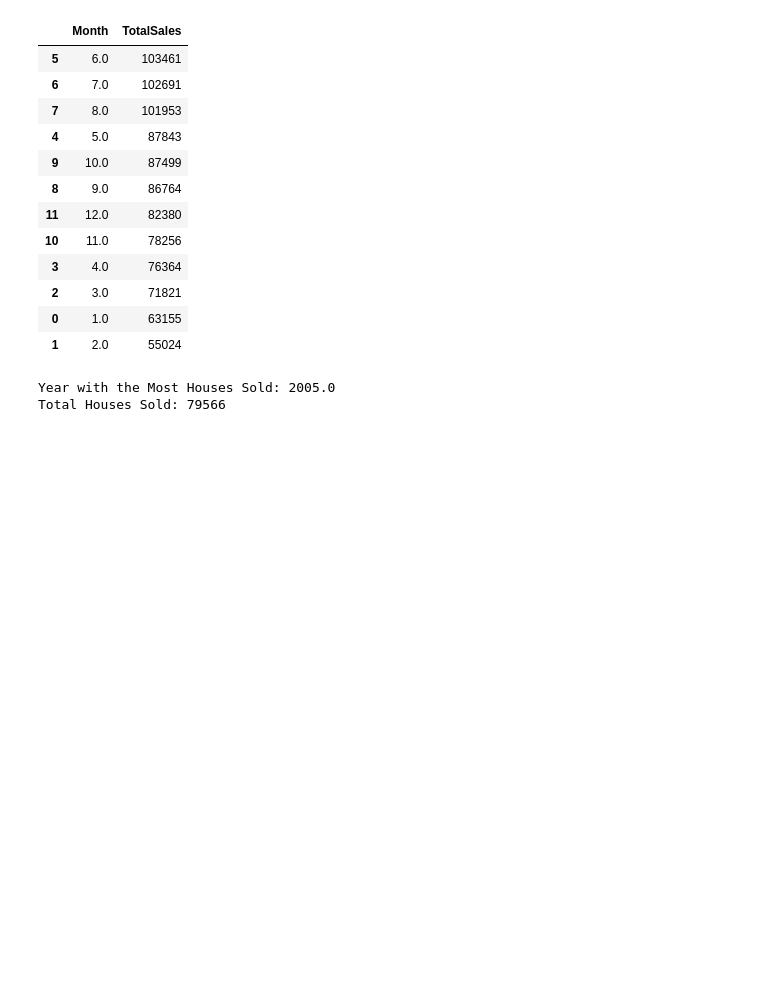
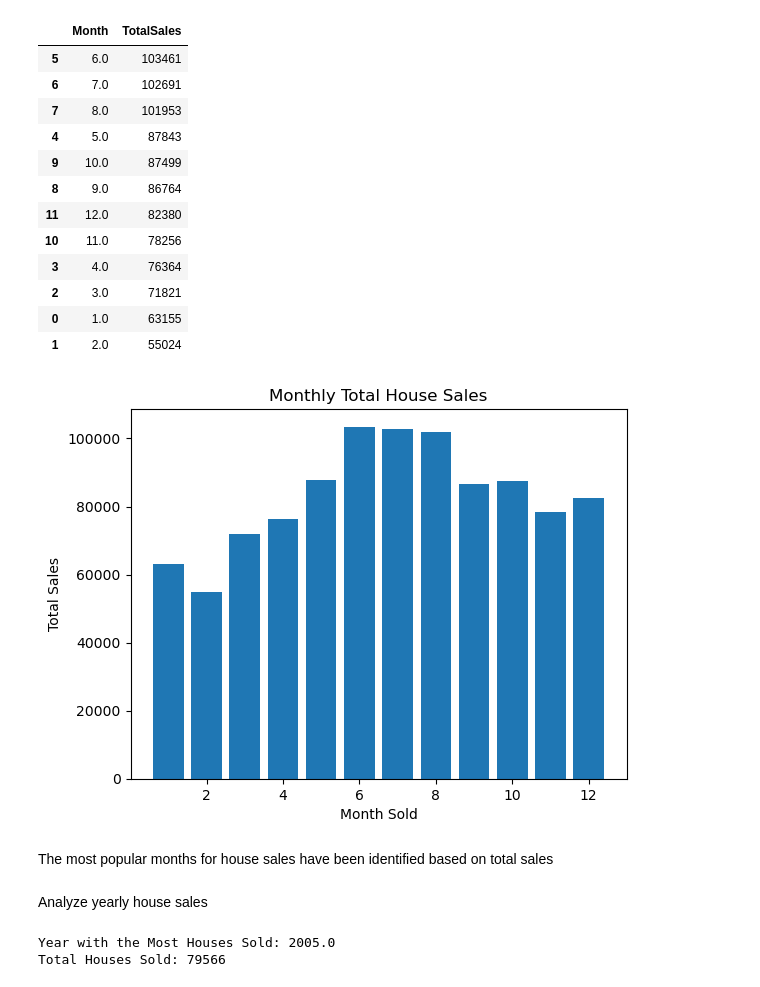
Before and after one commit to alenak2610/RE-market-CT, a Jupyter notebook: All Workbooks/final_proj.ipynb, the cells around one changed output. Cells and saved outputs as stored; diff of their text form; code cells hidden in the pictures; blank space fills up the shorter version.

Commit message:
Added plots

```diff
--- a/All Workbooks/final_proj.ipynb
+++ b/All Workbooks/final_proj.ipynb
@@ -91,6 +114,18 @@ most_popular_months
 | 2 | 3.0 | 71821 |
 | 0 | 1.0 | 63155 |
 | 1 | 2.0 | 55024 |
+# %%
+plt.bar(monthly_sales["Month"], monthly_sales["TotalSales"])
+plt.title("Monthly Total House Sales")
+plt.xlabel("Month Sold")
+plt.ylabel("Total Sales")
+plt.show()
+# %% [output]
+[figure, added]
+# %% [markdown]
+The most popular months for house sales have been identified based on total sales
+# %% [markdown]
+Analyze yearly house sales
 # %%
 yearly_sales = houses_sold.groupby('Year')['HousesSold'].sum()
 
```
Also changed, not shown: parts of 19 cells of this notebook, 2 other files.
